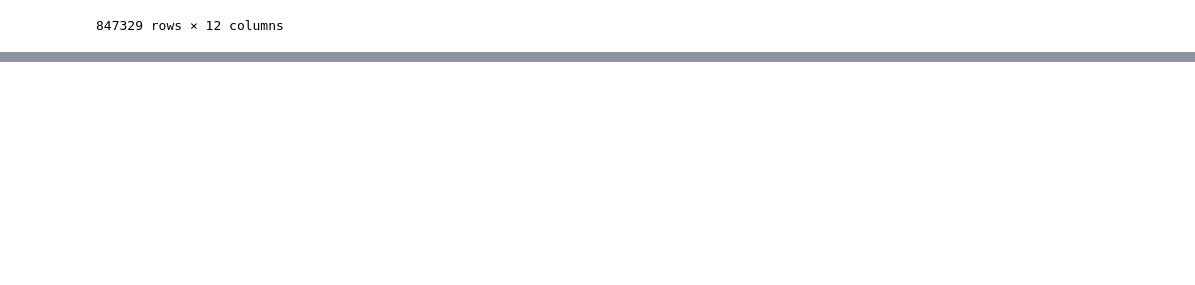
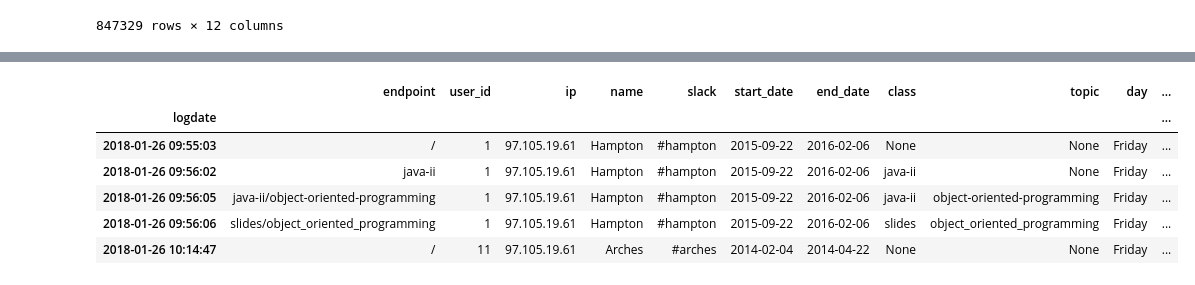
Before and after one commit to Kalpana-duo/project_anomaly, a Jupyter notebook: mm_notebook.ipynb, the cells around one changed output, grey strips where cells are left out. Drawn from its saved outputs; the diff is of its cells as text; code cells hidden in the pictures; blank space fills up the shorter version.

```diff
--- a/mm_notebook.ipynb
+++ b/mm_notebook.ipynb
@@ -706,0 +707,5 @@ Timestamp('2021-04-21 16:44:39')
+# %%
+# setting a date column
+
+df["logdate"] = df.index
+df.head()
@@ -706,0 +719,5 @@ Timestamp('2021-04-21 16:44:39')
+# %%
+# resetting the index
+
+df = df.reset_index(drop = True)
+df.head()
@@ -706,0 +731,5 @@ Timestamp('2021-04-21 16:44:39')
+# %%
+# comparing program end date with recorded log date
+
+grad_visits = df[df["logdate"] > df["end_date"]]
+grad_visits.shape
@@ -706,0 +763,13 @@ Timestamp('2021-04-21 16:44:39')
+# %%
+# can now set the df index to log dates
+
+df = grad_visits.set_index("logdate").sort_index()
+df.head()
+# %% [output]
+|  | endpoint | user_id | ip | name | slack | start_date | end_date | class | topic | day | ... |
+| logdate |  |  |  |  |  |  |  |  |  |  | ... |
+| 2018-01-26 09:55:03 | / | 1 | 97.105.19.61 | Hampton | #hampton | 2015-09-22 | 2016-02-06 | None | None | Friday | ... |
+| 2018-01-26 09:56:02 | java-ii | 1 | 97.105.19.61 | Hampton | #hampton | 2015-09-22 | 2016-02-06 | java-ii | None | Friday | ... |
+| 2018-01-26 09:56:05 | java-ii/object-oriented-programming | 1 | 97.105.19.61 | Hampton | #hampton | 2015-09-22 | 2016-02-06 | java-ii | object-oriented-programming | Friday | ... |
+| 2018-01-26 09:56:06 | slides/object_oriented_programming | 1 | 97.105.19.61 | Hampton | #hampton | 2015-09-22 | 2016-02-06 | slides | object_oriented_programming | Friday | ... |
+| 2018-01-26 10:14:47 | / | 11 | 97.105.19.61 | Arches | #arches | 2014-02-04 | 2014-04-22 | None | None | Friday | ... |
```
Also changed, not shown: parts of 12 cells of this notebook.
